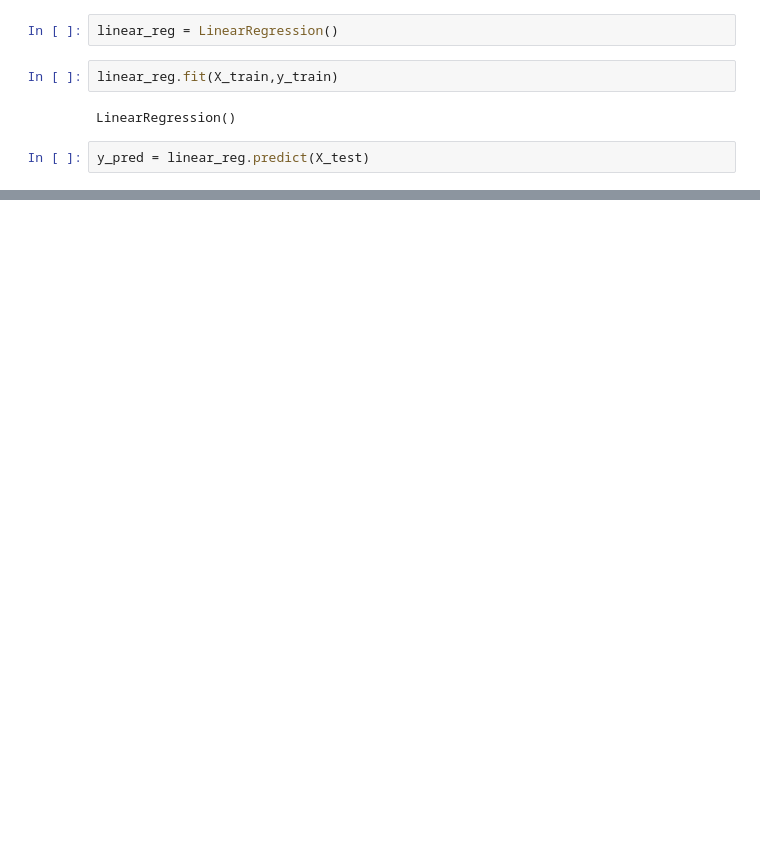
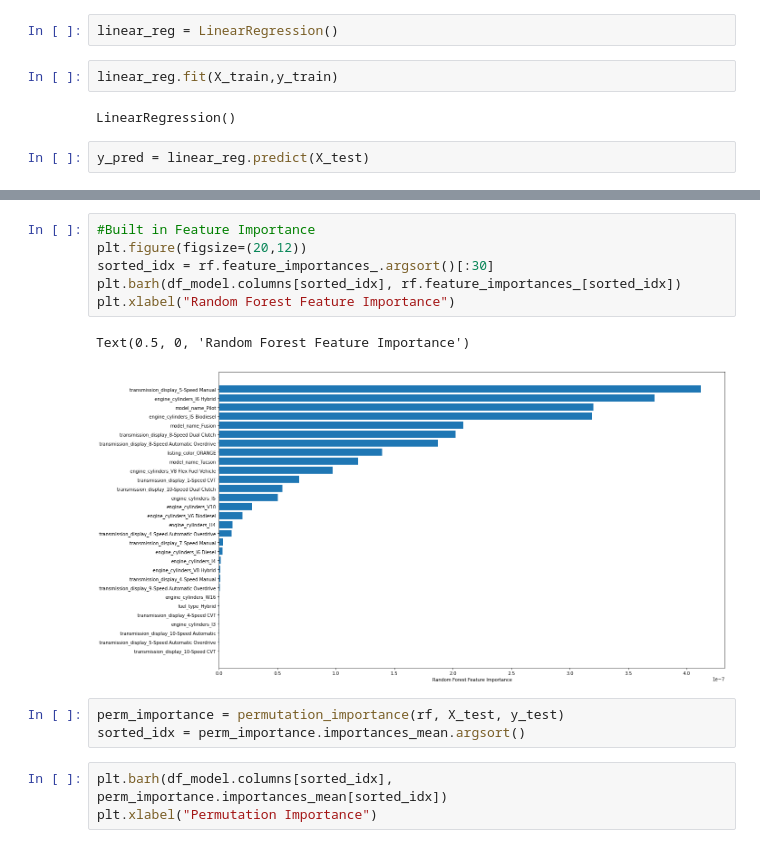
Before and after one commit to callidurai/CarPriceForecast, a Jupyter notebook: Used Car Price Model.ipynb, the cells around one changed output, grey strips where cells are left out. Cells and saved outputs as stored; diff of their text form; blank space fills up the shorter version.

```diff
--- a/Used Car Price Model.ipynb
+++ b/Used Car Price Model.ipynb
@@ -531,0 +531,15 @@ plt.xlabel("Permutation Importance")
+# %%
+#Built in Feature Importance
+plt.figure(figsize=(20,12))
+sorted_idx = rf.feature_importances_.argsort()[:30]
+plt.barh(df_model.columns[sorted_idx], rf.feature_importances_[sorted_idx])
+plt.xlabel("Random Forest Feature Importance")
+# %% [output]
+Text(0.5, 0, 'Random Forest Feature Importance')
+[figure, added]
+# %%
+perm_importance = permutation_importance(rf, X_test, y_test)
+sorted_idx = perm_importance.importances_mean.argsort()
+# %%
+plt.barh(df_model.columns[sorted_idx], perm_importance.importances_mean[sorted_idx])
+plt.xlabel("Permutation Importance")
```
Also changed, not shown: parts of 24 cells of this notebook.
